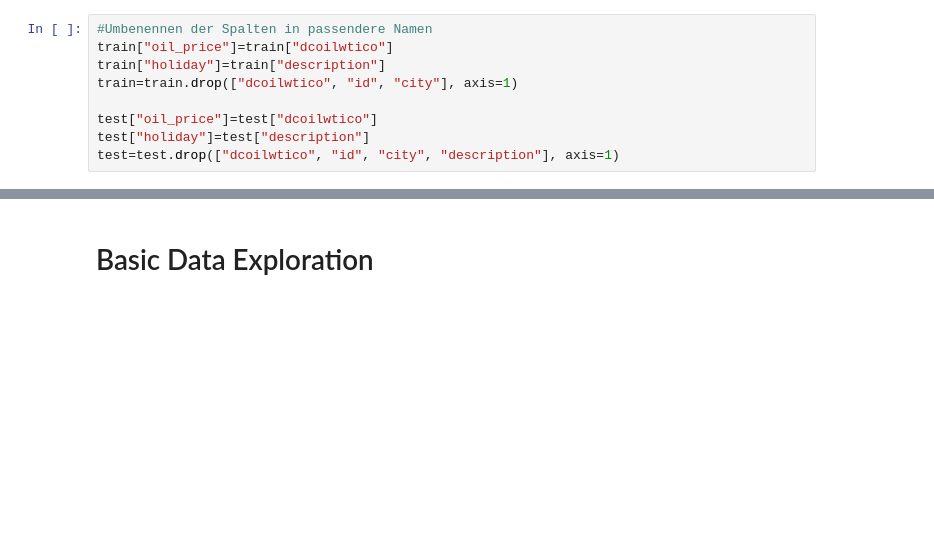
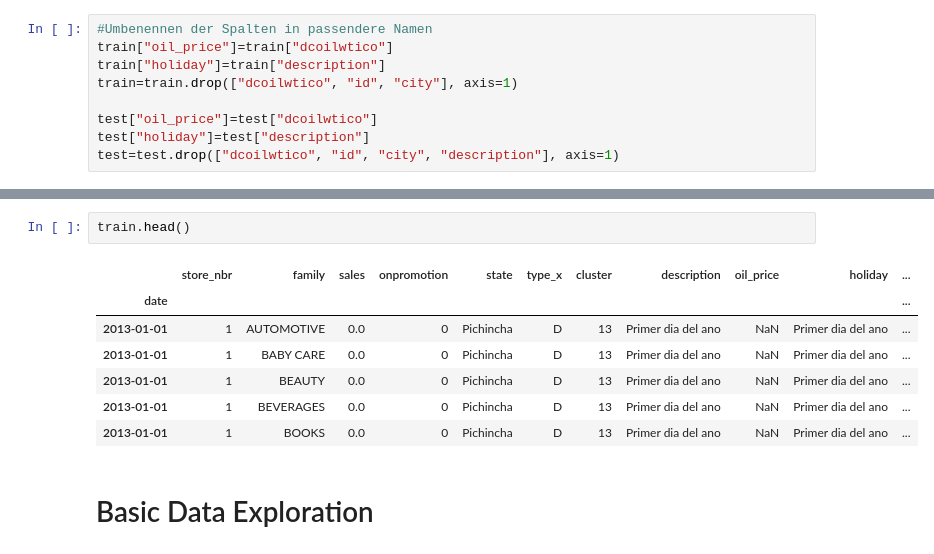
Before and after one commit to niklas168/ML_projects, a Jupyter notebook: ML_Store_Sales/ML_Store_Sales.ipynb, the cells around one changed output, grey strips where cells are left out. Cells and saved outputs as stored; diff of their text form; blank space fills up the shorter version.

```diff
--- a/ML_Store_Sales/ML_Store_Sales.ipynb
+++ b/ML_Store_Sales/ML_Store_Sales.ipynb
@@ -217,3 +191,13 @@ memory usage: 251.8+ MB
+# %%
+train.head()
+# %% [output]
+|  | store_nbr | family | sales | onpromotion | state | type_x | cluster | description | oil_price | holiday | ... |
+| date |  |  |  |  |  |  |  |  |  |  | ... |
+| 2013-01-01 | 1 | AUTOMOTIVE | 0.0 | 0 | Pichincha | D | 13 | Primer dia del ano | NaN | Primer dia del ano | ... |
+| 2013-01-01 | 1 | BABY CARE | 0.0 | 0 | Pichincha | D | 13 | Primer dia del ano | NaN | Primer dia del ano | ... |
+| 2013-01-01 | 1 | BEAUTY | 0.0 | 0 | Pichincha | D | 13 | Primer dia del ano | NaN | Primer dia del ano | ... |
+| 2013-01-01 | 1 | BEVERAGES | 0.0 | 0 | Pichincha | D | 13 | Primer dia del ano | NaN | Primer dia del ano | ... |
+| 2013-01-01 | 1 | BOOKS | 0.0 | 0 | Pichincha | D | 13 | Primer dia del ano | NaN | Primer dia del ano | ... |
 # %% [markdown]
 # Basic Data Exploration
 # %%
```
Also changed, not shown: parts of 12 cells of this notebook, 1 other file.
